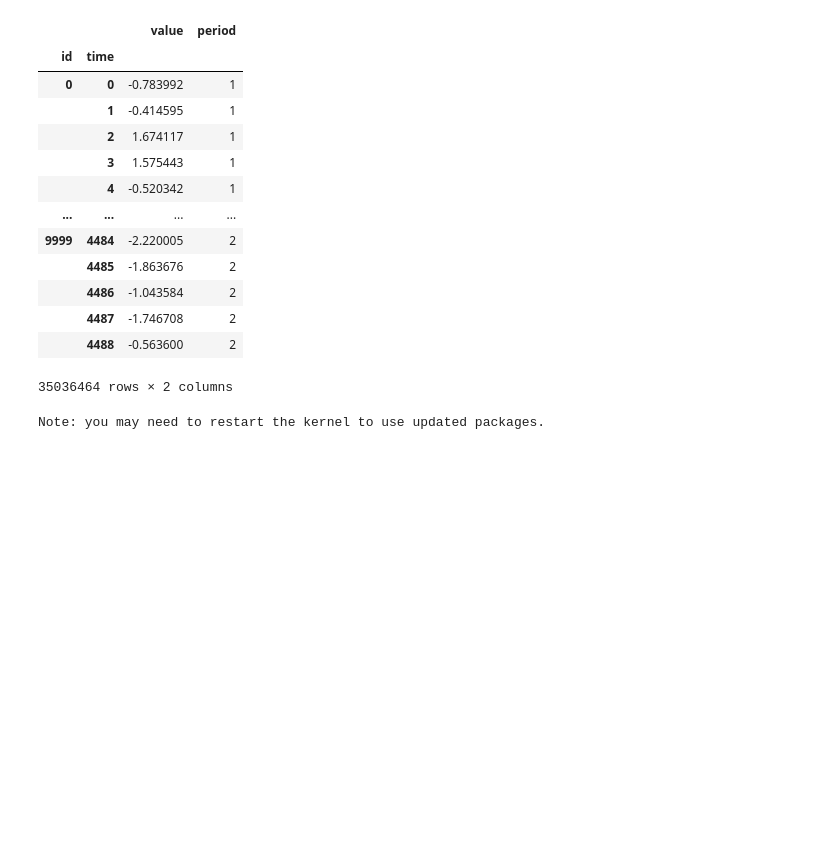
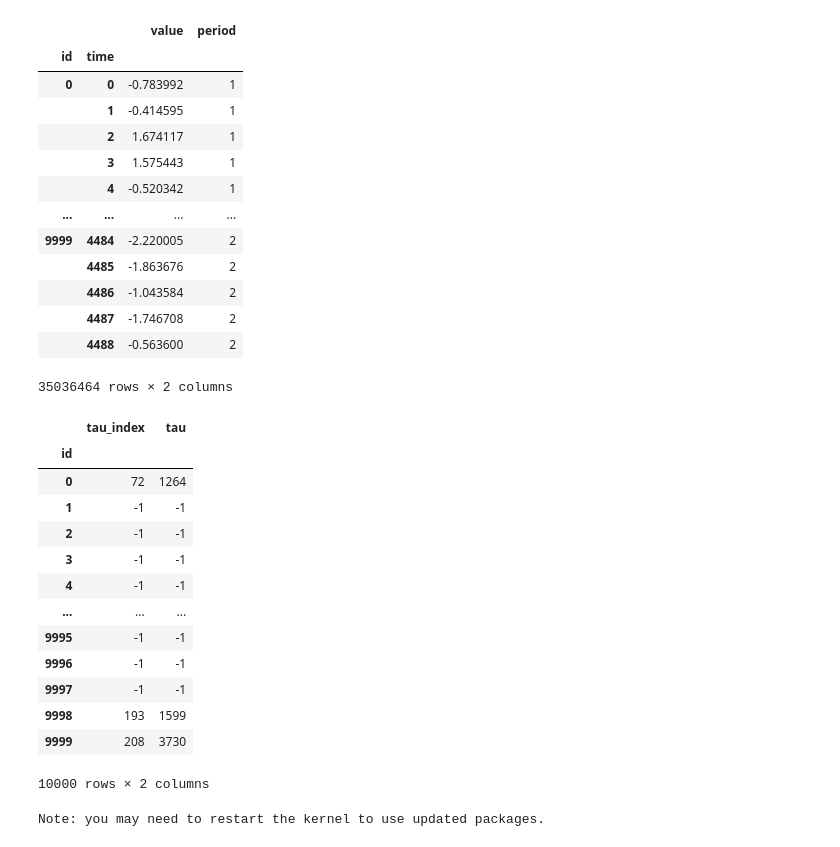
Before and after one commit to DiegoSilvaFR/Stream-Anomaly-Detection, a Jupyter notebook: analysis.ipynb, the cells around one changed output. Saved outputs shown, nothing was run; the diff lists cells and outputs as text; code cells hidden in the pictures; blank space fills up the shorter version.

```diff
--- a/analysis.ipynb
+++ b/analysis.ipynb
@@ -481,6 +481,23 @@ df_train
 |  | 4487 | -1.746708 | 2 |
 |  | 4488 | -0.563600 | 2 |
 35036464 rows × 2 columns
+# %%
+y_train_index
+# %% [output]
+|  | tau_index | tau |
+| id |  |  |
+| 0 | 72 | 1264 |
+| 1 | -1 | -1 |
+| 2 | -1 | -1 |
+| 3 | -1 | -1 |
+| 4 | -1 | -1 |
+| ... | ... | ... |
+| 9995 | -1 | -1 |
+| 9996 | -1 | -1 |
+| 9997 | -1 | -1 |
+| 9998 | 193 | 1599 |
+| 9999 | 208 | 3730 |
+10000 rows × 2 columns
 # %%
 %pip install crunch-cli --upgrade --quiet --progress-bar off
 !crunch setup-notebook structural-break-real-time VksSxD8K3Rs4NVtw9q2Z9sc1
```
Also changed, not shown: parts of 3 cells of this notebook, 1 other file.
